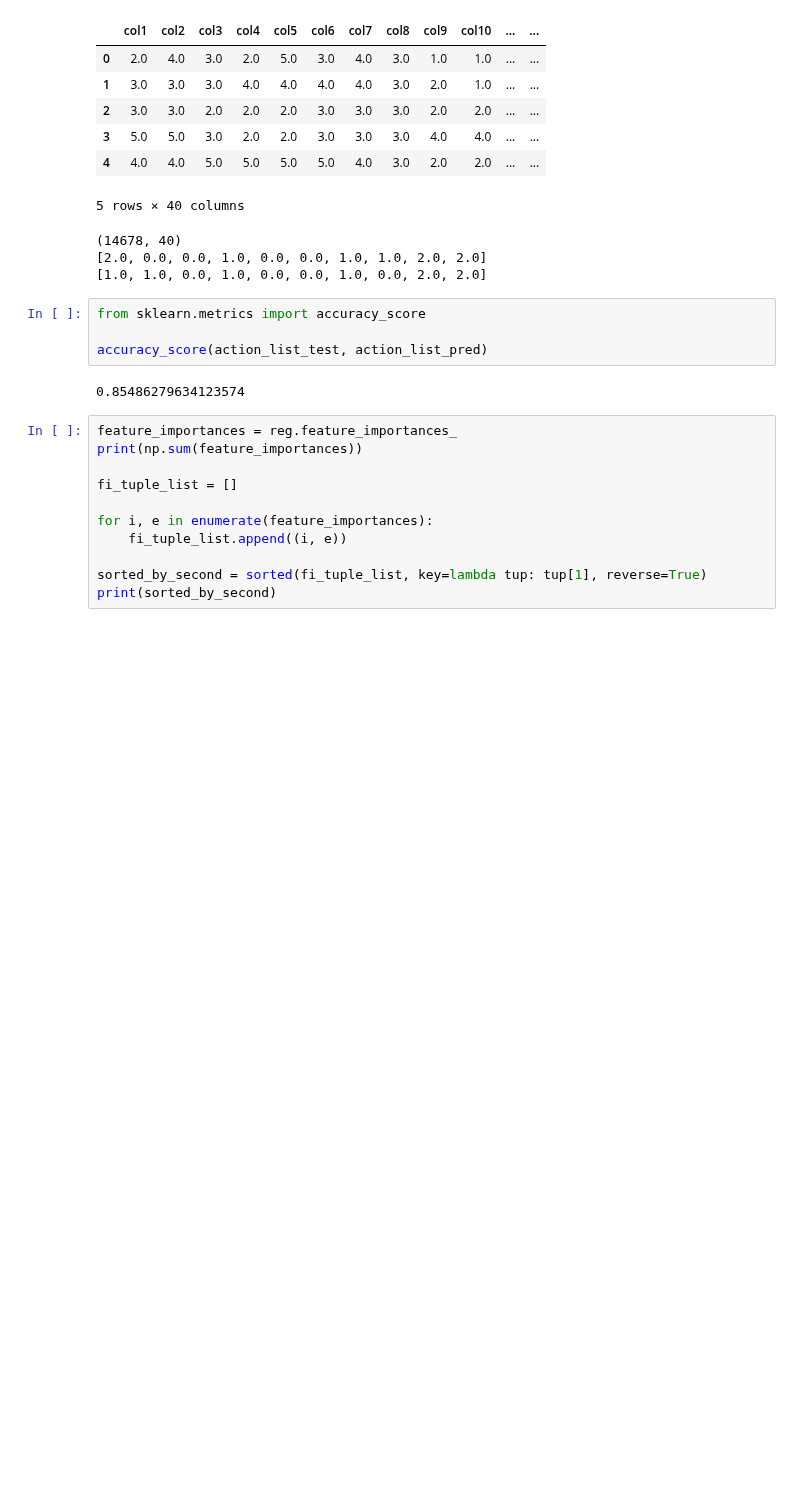
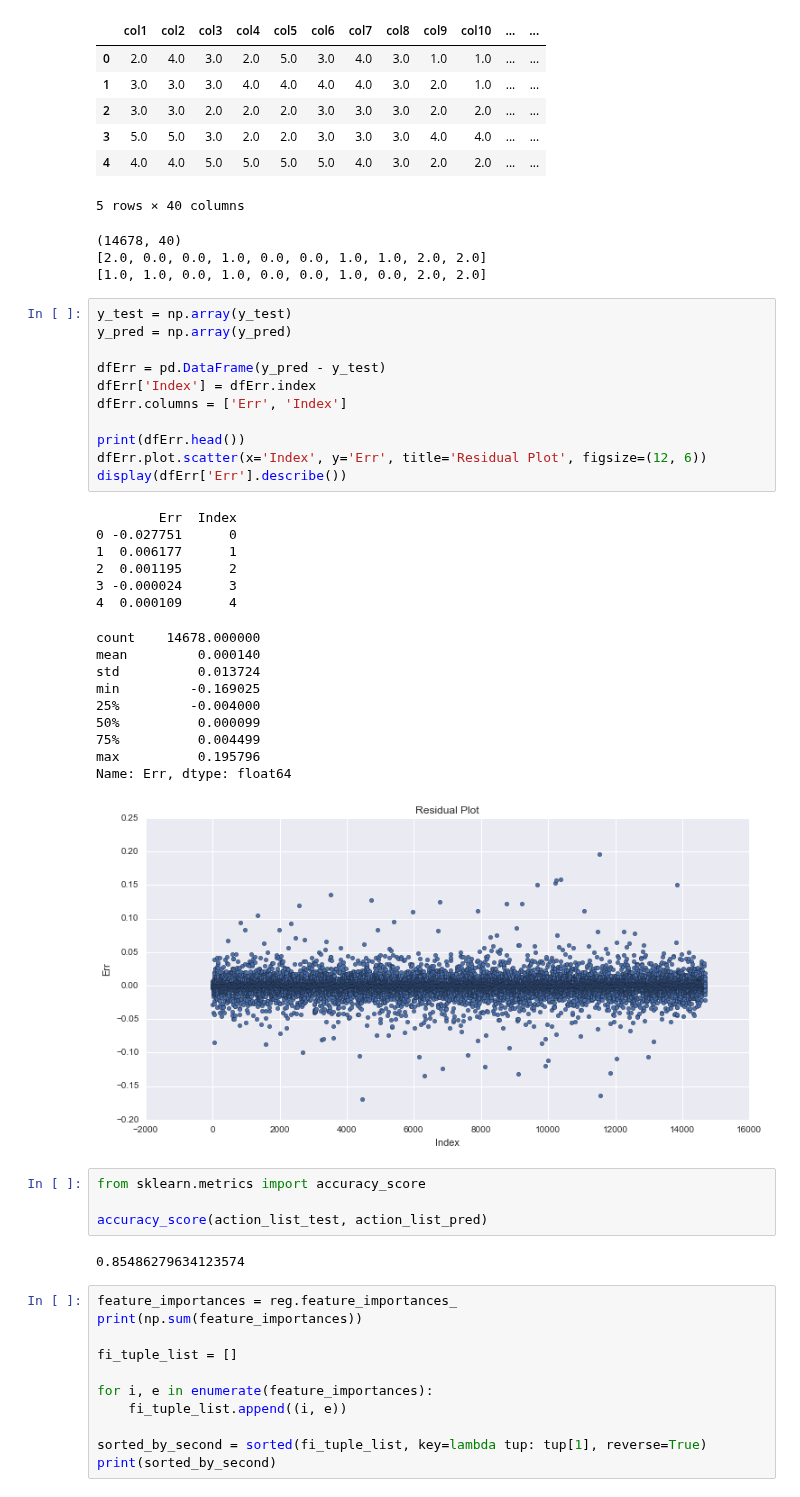
Before and after one commit to savourylie/Stock-Price-Forecaster, a Jupyter notebook: TradingBot/Experiment.ipynb, the cells around one changed output. Cells and saved outputs as stored; diff of their text form; blank space fills up the shorter version.

```diff
--- a/TradingBot/Experiment.ipynb
+++ b/TradingBot/Experiment.ipynb
@@ -572,6 +572,34 @@ print(action_list_pred[:10])
 (14678, 40)
 [2.0, 0.0, 0.0, 1.0, 0.0, 0.0, 1.0, 1.0, 2.0, 2.0]
 [1.0, 1.0, 0.0, 1.0, 0.0, 0.0, 1.0, 0.0, 2.0, 2.0]
+# %%
+y_test = np.array(y_test)
+y_pred = np.array(y_pred)
+
+dfErr = pd.DataFrame(y_pred - y_test)
+dfErr['Index'] = dfErr.index
+dfErr.columns = ['Err', 'Index']
+
+print(dfErr.head())
+dfErr.plot.scatter(x='Index', y='Err', title='Residual Plot', figsize=(12, 6))
+display(dfErr['Err'].describe())
+# %% [output]
+        Err  Index
+0 -0.027751      0
+1  0.006177      1
+2  0.001195      2
+3 -0.000024      3
+4  0.000109      4
+count    14678.000000
+mean         0.000140
+std          0.013724
+min         -0.169025
+25%         -0.004000
+50%          0.000099
+75%          0.004499
+max          0.195796
+Name: Err, dtype: float64
+[figure, added]
 # %%
 from sklearn.metrics import accuracy_score
 
```
Also changed, not shown: parts of 1 cell of this notebook, 1 other file.
